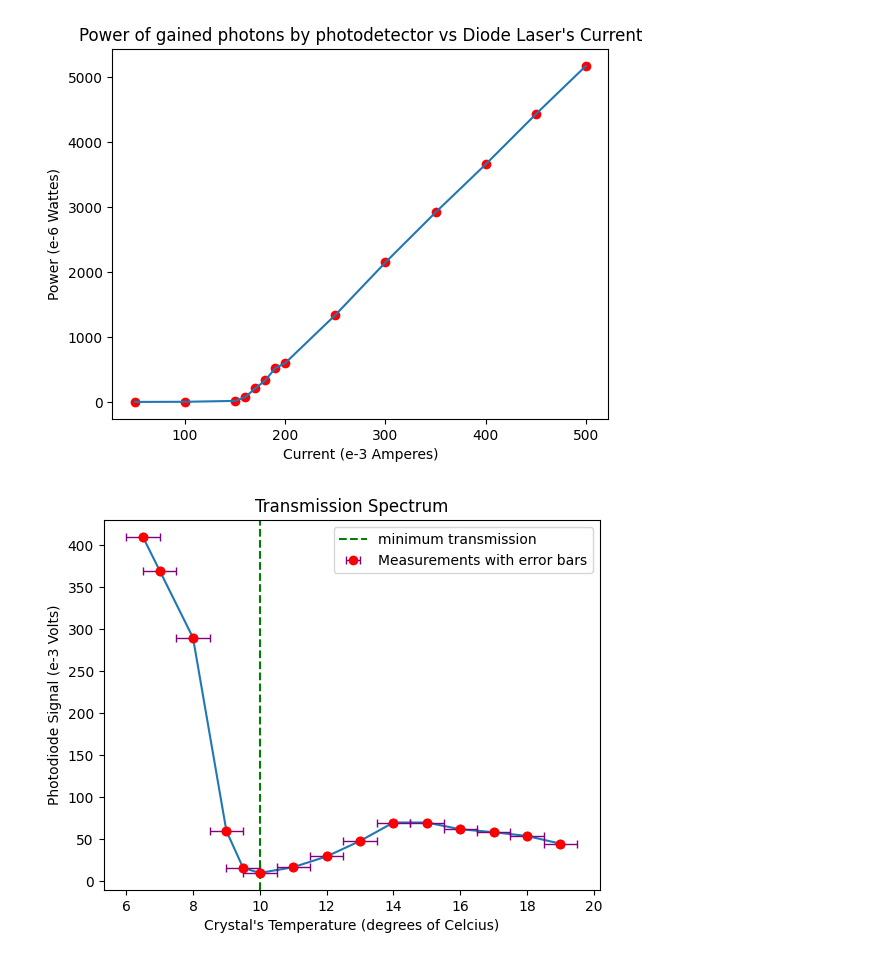
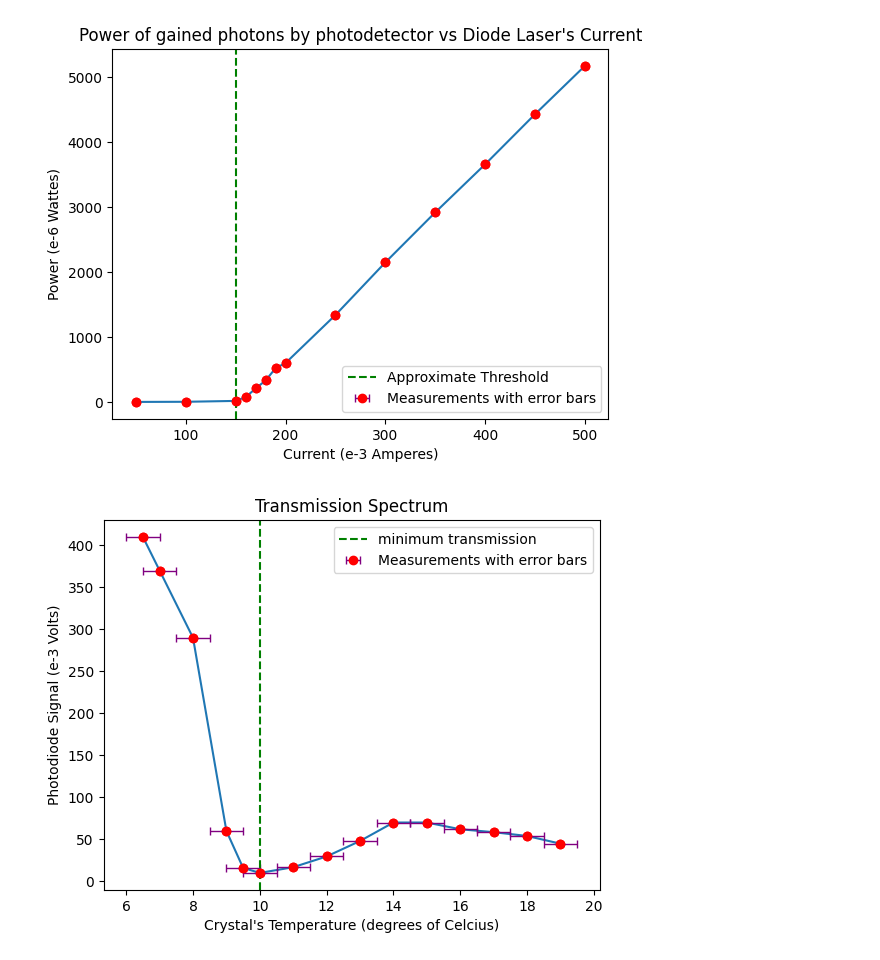
Before and after one commit to mopahlevani/Lab-Notebooks, a Jupyter notebook: NdYAG Data Visualisation.ipynb, the cells around one changed output. Cells and saved outputs as stored; diff of their text form; code cells hidden in the pictures.

Commit message:
Error Bars 2

```diff
--- a/NdYAG Data Visualisation.ipynb
+++ b/NdYAG Data Visualisation.ipynb
@@ -3,18 +3,22 @@
 # %%
 # First Measurement
 import matplotlib.pyplot as plt
 
 I = [50, 100, 150, 160, 170, 180, 190, 200, 250, 300, 350, 400, 450, 500] # x 0.0001 Amperes
 P = [1.01, 3.0830, 16.60, 75, 208, 332, 521,  600, 1340, 2150, 2920, 3660, 4431.5, 5176]
+I_error = [1] * len(I)
 
+plt.errorbar(I,P, xerr=I_error, fmt='o', color='red', ecolor='purple', elinewidth=1, capsize=3, label='Measurements with error bars')
+plt.axvline(x=150, color='green', linestyle = '--', label = 'Approximate Threshold')
 plt.plot(I,P)
 plt.scatter(I,P, color='red')
 plt.xlabel('Current (e-3 Amperes)')
 plt.ylabel('Power (e-6 Wattes)')
 plt.title("Power of gained photons by photodetector vs Diode Laser's Current")
+plt.legend()
 plt.show()
 # %% [output]
-[figure, old version]
+[figure, new version]
 # %%
 # Second Measurement
 T = [6.5, 7, 8, 9, 9.5,  10, 11, 12, 13, 14, 15, 16, 17, 18, 19]
```
